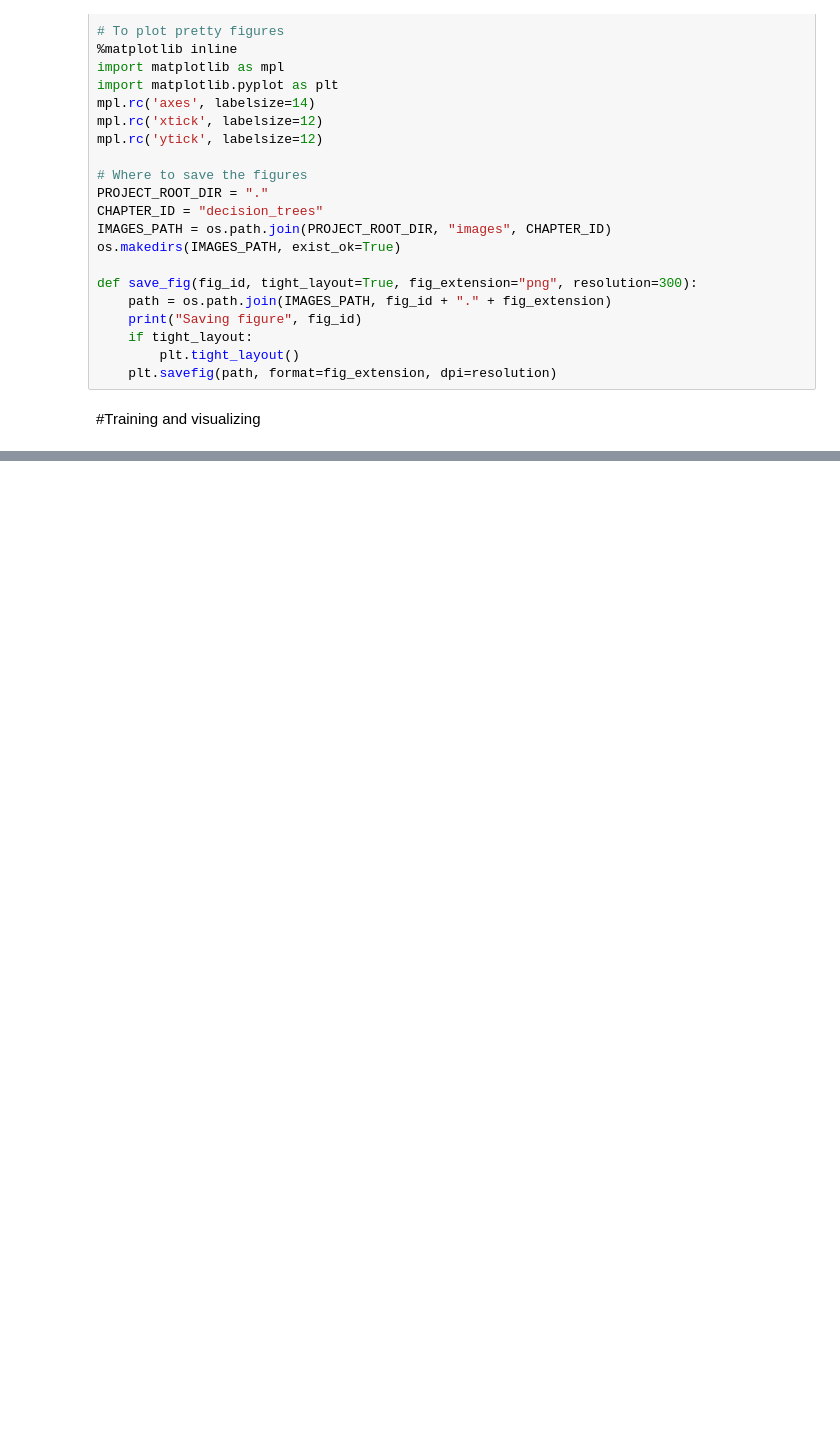
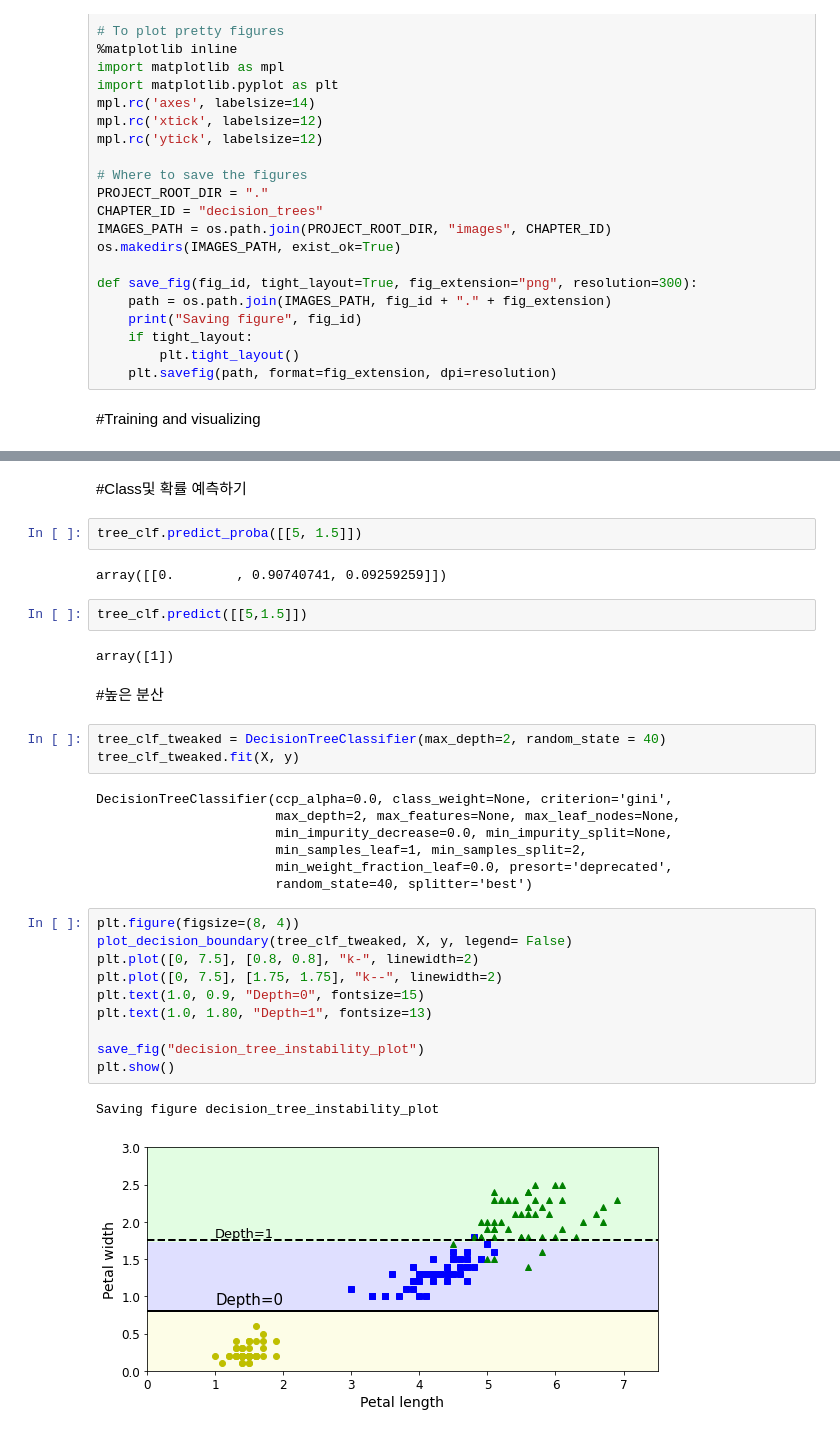
Before and after one commit to ansehoon1999/hands-on_practice, a Jupyter notebook: 06_machine_learning.ipynb, the cells around one changed output, grey strips where cells are left out. Saved outputs shown, nothing was run; the diff lists cells and outputs as text; blank space fills up the shorter version.

```diff
--- a/06_machine_learning.ipynb
+++ b/06_machine_learning.ipynb
@@ -65,0 +117,35 @@ X = iris.data[:, 2:] # petal length and width
+# %% [markdown]
+#Class및 확률 예측하기
+# %%
+tree_clf.predict_proba([[5, 1.5]])
+# %% [output]
+array([[0.        , 0.90740741, 0.09259259]])
+# %%
+tree_clf.predict([[5,1.5]])
+# %% [output]
+array([1])
+# %% [markdown]
+#높은 분산
+# %%
+tree_clf_tweaked = DecisionTreeClassifier(max_depth=2, random_state = 40)
+tree_clf_tweaked.fit(X, y)
+# %% [output]
+DecisionTreeClassifier(ccp_alpha=0.0, class_weight=None, criterion='gini',
+                       max_depth=2, max_features=None, max_leaf_nodes=None,
+                       min_impurity_decrease=0.0, min_impurity_split=None,
+                       min_samples_leaf=1, min_samples_split=2,
+                       min_weight_fraction_leaf=0.0, presort='deprecated',
+                       random_state=40, splitter='best')
+# %%
+plt.figure(figsize=(8, 4))
+plot_decision_boundary(tree_clf_tweaked, X, y, legend= False)
+plt.plot([0, 7.5], [0.8, 0.8], "k-", linewidth=2)
+plt.plot([0, 7.5], [1.75, 1.75], "k--", linewidth=2)
+plt.text(1.0, 0.9, "Depth=0", fontsize=15)
+plt.text(1.0, 1.80, "Depth=1", fontsize=13)
+
+save_fig("decision_tree_instability_plot")
+plt.show()
+# %% [output]
+Saving figure decision_tree_instability_plot
+[figure, added]
```
Also changed, not shown: parts of 6 cells of this notebook.
